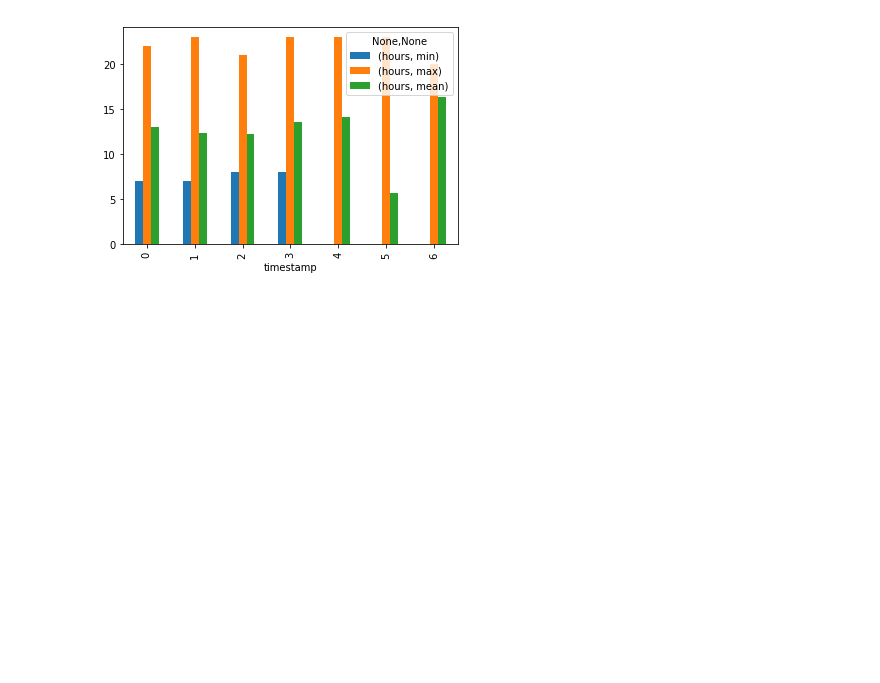
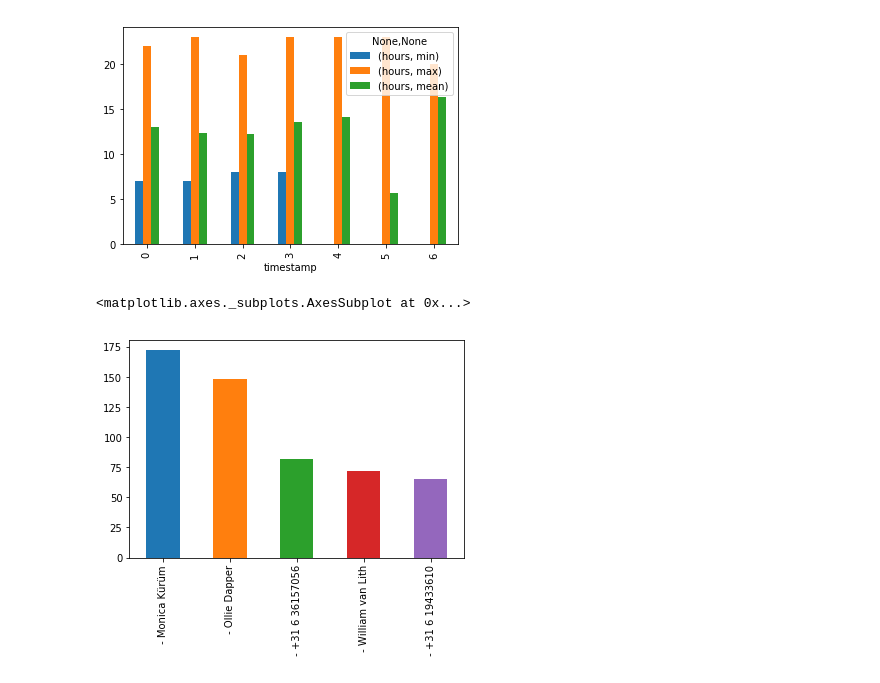
Before and after one commit to YuRiTan/class_8_project, a Jupyter notebook: notebooks/test_workbook_robin.ipynb, the cells around one changed output. Cells and saved outputs as stored; diff of their text form; code cells hidden in the pictures; blank space fills up the shorter version.

```diff
--- a/notebooks/test_workbook_robin.ipynb
+++ b/notebooks/test_workbook_robin.ipynb
@@ -5,5 +6,5 @@ import seaborn as sns
 # %%
-path = 'notebooks/xomnia_chat_android.txt'
+path = '../notebooks/xomnia_chat_android.txt'
 # %%
 with open(path, 'r', encoding="utf-8") as f:
     text = f.read()
@@ -162,3 +175,9 @@ df.groupby(by=df['timestamp'].dt.weekday).agg({'hours':['min', 'max', 'mean']}).
 # %% [output]
 <matplotlib.axes._subplots.AxesSubplot at 0x...>
 [figure]
+# %%
+# top 5 users with most activity
+df['sender'].value_counts()[:5].plot(kind='bar')
+# %% [output]
+<matplotlib.axes._subplots.AxesSubplot at 0x...>
+[figure, added]
```
Also changed, not shown: parts of 10 cells of this notebook.
